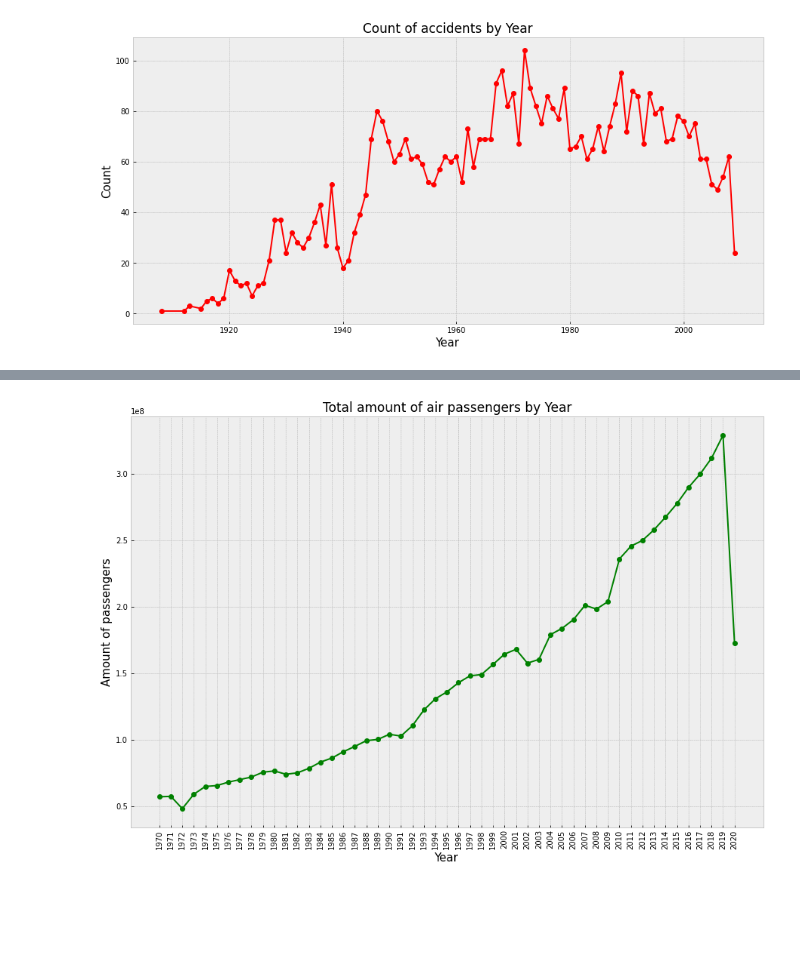
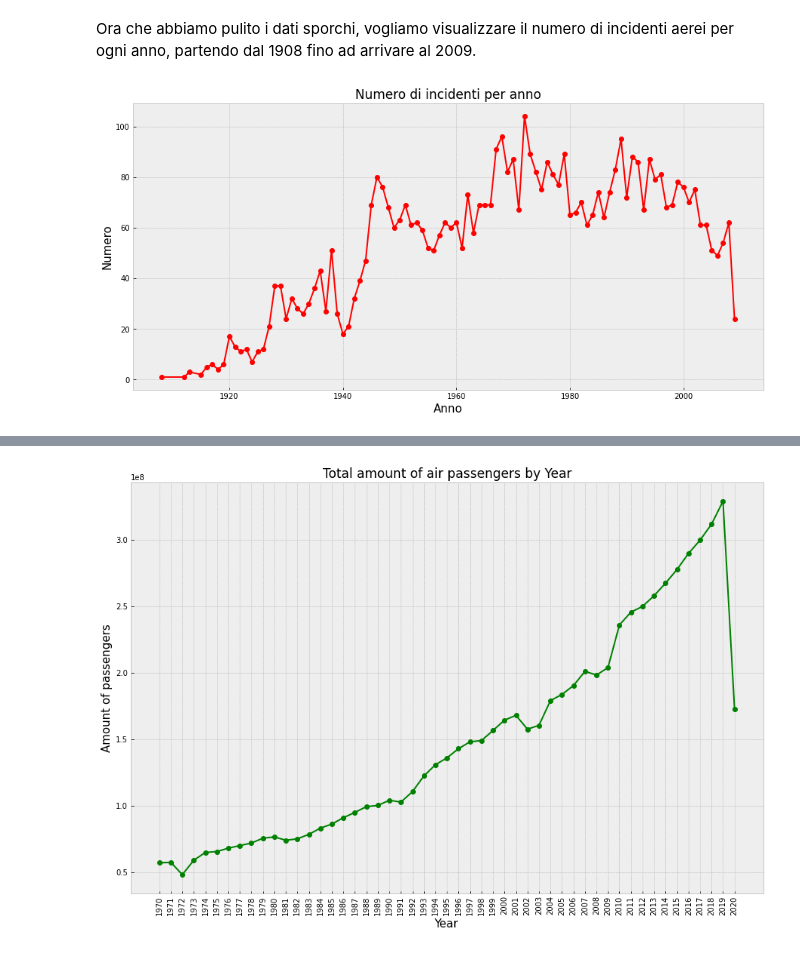
Before and after one commit to A-mangio/incidenti_aerei, a Jupyter notebook: airplaneCrashes.ipynb, the cells around one changed output, grey strips where cells are left out. Cells and saved outputs as stored; diff of their text form; code cells hidden in the pictures; blank space fills up the shorter version.

```diff
--- a/airplaneCrashes.ipynb
+++ b/airplaneCrashes.ipynb
@@ -78,13 +83,15 @@ Date ranges from 1908-09-17 17:18:00 to 2009-06-08 00:00:00
+# %% [markdown]
+Ora che abbiamo pulito i dati sporchi, vogliamo visualizzare il numero di incidenti aerei per ogni anno, partendo dal 1908 fino ad arrivare al 2009.
 # %%
 Temp = Data.groupby(Data.Time.dt.year)[['Date']].count() #Temp is going to be temporary data frame with only 1 column Date that contains, for every year, the counts of planes crashed
 Temp = Temp.rename(columns={"Date": "Count"}) #Renaming the name of the only Date column into Count
 
 plt.figure(figsize=(15,7))
 plt.style.use('bmh')
 plt.plot(Temp.index, 'Count', data=Temp, color='red', marker = "o", linewidth=2)
-plt.xlabel('Year', fontsize=15)
-plt.ylabel('Count', fontsize=15)
-plt.title('Count of accidents by Year', loc='Center', fontsize=17)
+plt.xlabel('Anno', fontsize=15)
+plt.ylabel('Numero', fontsize=15)
+plt.title('Numero di incidenti per anno', loc='Center', fontsize=17)
 plt.show()
 # %% [output]
-[figure, old version]
+[figure, new version]
```
Also changed, not shown: parts of 18 cells of this notebook.
